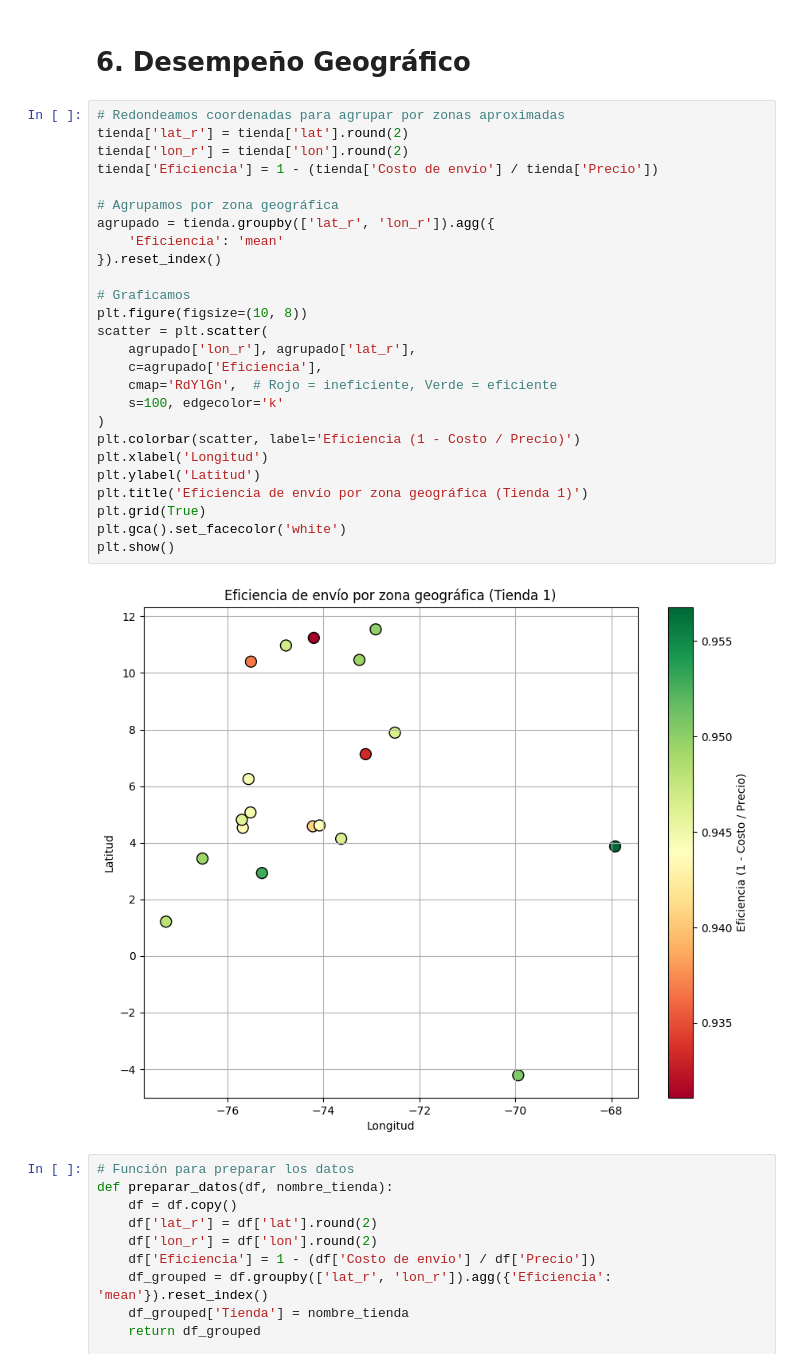
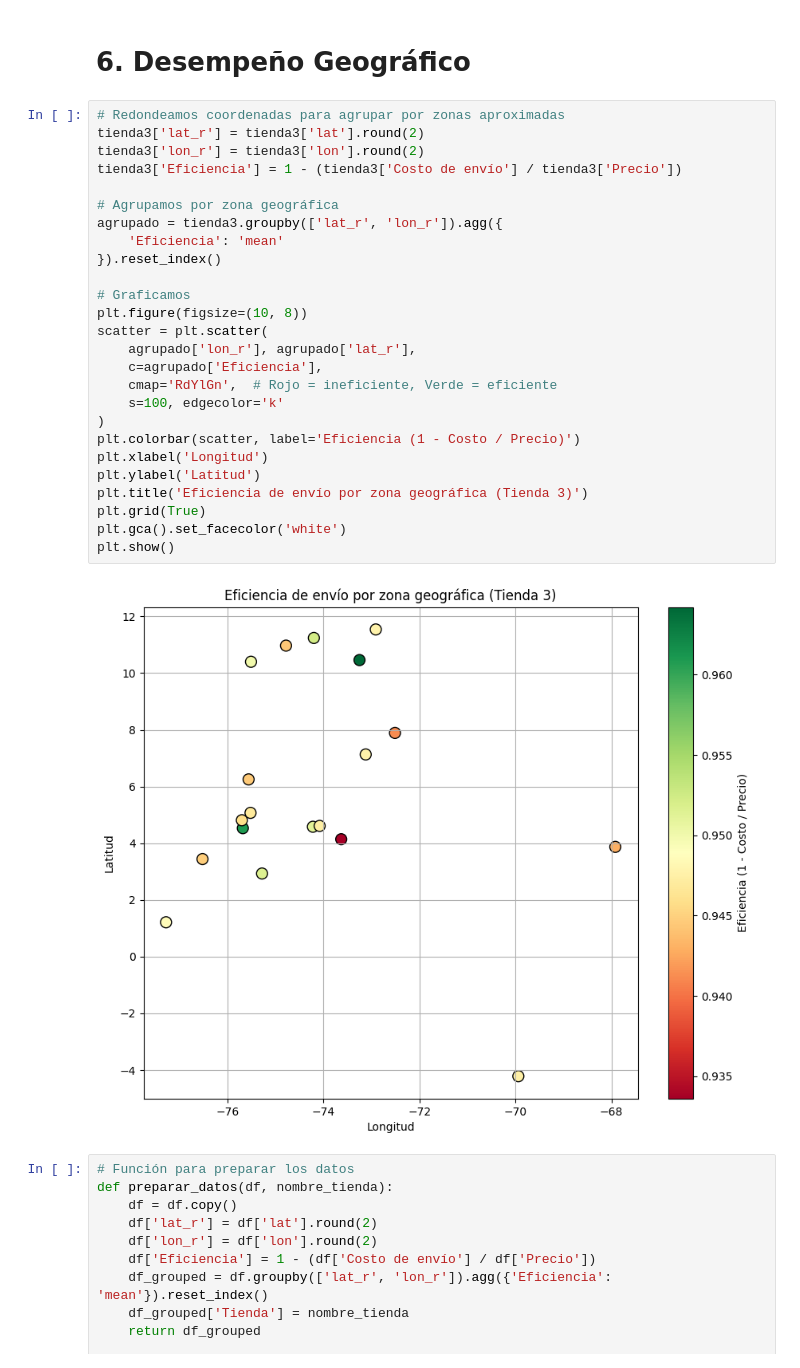
Before and after one commit to yudithl125/datascience_challenge1, a Jupyter notebook: AluraStoreLatam.ipynb, the cells around one changed output. Saved outputs shown, nothing was run; the diff lists cells and outputs as text.

```diff
--- a/AluraStoreLatam.ipynb
+++ b/AluraStoreLatam.ipynb
@@ -250,32 +250,32 @@ plt.show()
 # 6. Desempeño Geográfico
 # %%
 # Redondeamos coordenadas para agrupar por zonas aproximadas
-tienda['lat_r'] = tienda['lat'].round(2)
-tienda['lon_r'] = tienda['lon'].round(2)
-tienda['Eficiencia'] = 1 - (tienda['Costo de envío'] / tienda['Precio'])
+tienda3['lat_r'] = tienda3['lat'].round(2)
+tienda3['lon_r'] = tienda3['lon'].round(2)
+tienda3['Eficiencia'] = 1 - (tienda3['Costo de envío'] / tienda3['Precio'])
 
 # Agrupamos por zona geográfica
-agrupado = tienda.groupby(['lat_r', 'lon_r']).agg({
+agrupado = tienda3.groupby(['lat_r', 'lon_r']).agg({
     'Eficiencia': 'mean'
 }).reset_index()
 
 # Graficamos
 plt.figure(figsize=(10, 8))
 scatter = plt.scatter(
     agrupado['lon_r'], agrupado['lat_r'],
     c=agrupado['Eficiencia'],
     cmap='RdYlGn',  # Rojo = ineficiente, Verde = eficiente
     s=100, edgecolor='k'
 )
 plt.colorbar(scatter, label='Eficiencia (1 - Costo / Precio)')
 plt.xlabel('Longitud')
 plt.ylabel('Latitud')
-plt.title('Eficiencia de envío por zona geográfica (Tienda 1)')
+plt.title('Eficiencia de envío por zona geográfica (Tienda 3)')
 plt.grid(True)
 plt.gca().set_facecolor('white')
 plt.show()
 # %% [output]
-[figure, old version]
+[figure, new version]
 # %%
 # Función para preparar los datos
 def preparar_datos(df, nombre_tienda):
```
Also changed, not shown: parts of 1 cell of this notebook.
